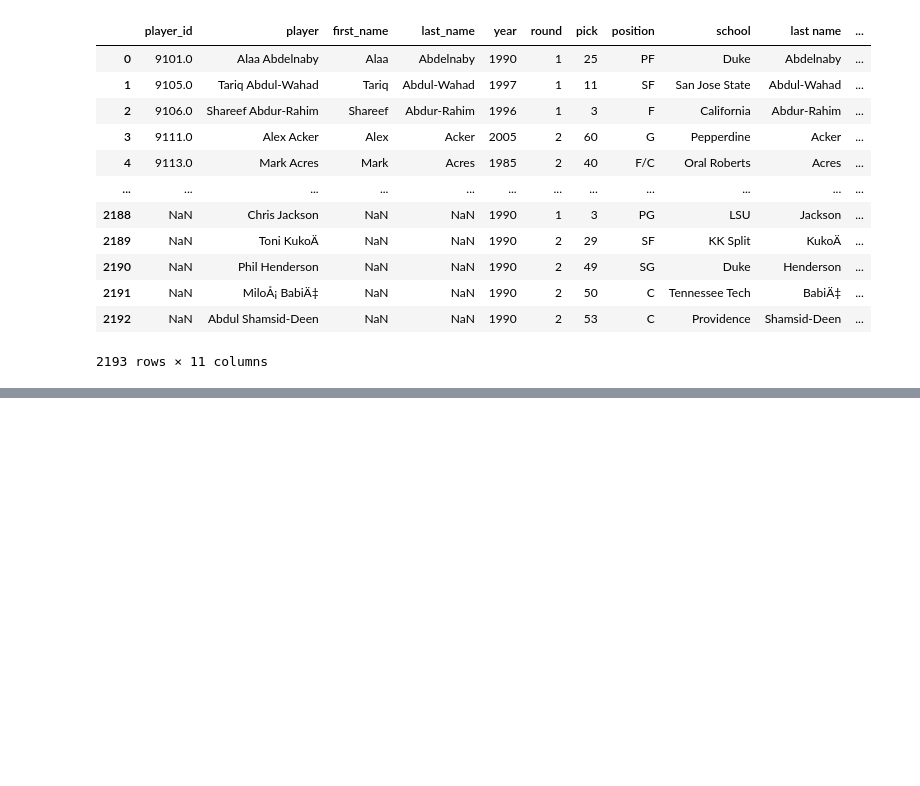
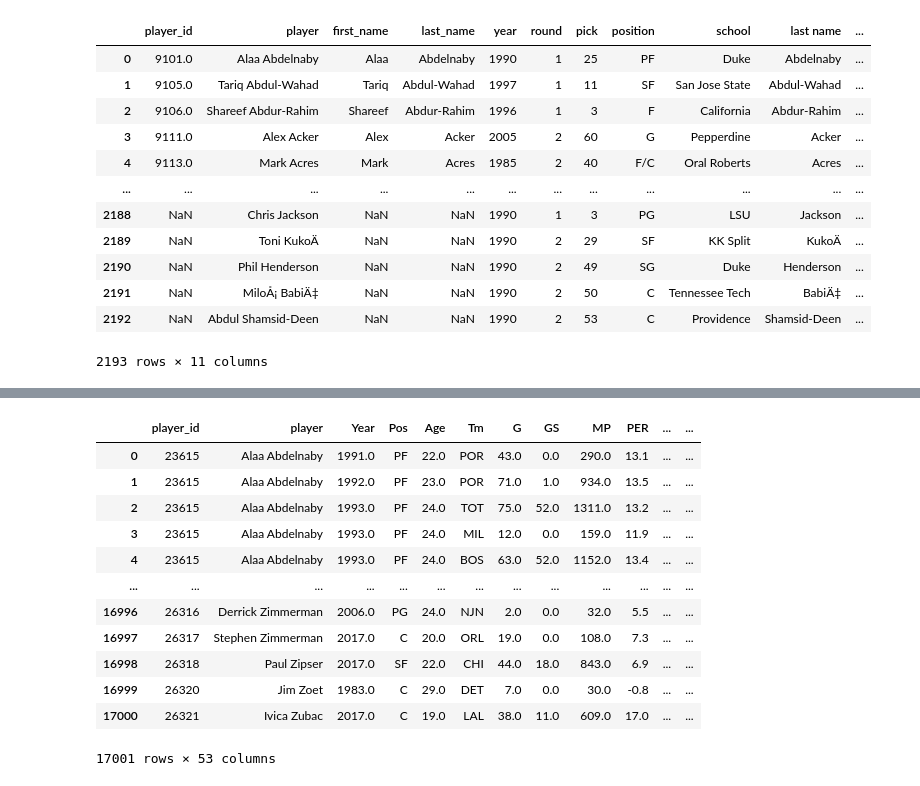
Before and after one commit to NotkerNotker/ETL-Pros, a Jupyter notebook: Draft_Data.ipynb, the cells around one changed output, grey strips where cells are left out. Saved outputs shown, nothing was run; the diff lists cells and outputs as text; code cells hidden in the pictures; blank space fills up the shorter version.

```diff
--- a/Draft_Data.ipynb
+++ b/Draft_Data.ipynb
@@ -292,0 +336,21 @@ lookupTest2
+# %%
+SeasonData = SeasonData.dropna(how='all')
+SeasonData = SeasonData.rename({'Player':'player'}, axis=1)
+SeasonDataID = pd.merge(playerRN, SeasonData, on='player', how='inner')
+SeasonDataID = SeasonDataID.drop(columns=['first_name', 'last_name',])
+# %%
+SeasonDataID
+# %% [output]
+|  | player_id | player | Year | Pos | Age | Tm | G | GS | MP | PER | ... | ... |
+| 0 | 23615 | Alaa Abdelnaby | 1991.0 | PF | 22.0 | POR | 43.0 | 0.0 | 290.0 | 13.1 | ... | ... |
+| 1 | 23615 | Alaa Abdelnaby | 1992.0 | PF | 23.0 | POR | 71.0 | 1.0 | 934.0 | 13.5 | ... | ... |
+| 2 | 23615 | Alaa Abdelnaby | 1993.0 | PF | 24.0 | TOT | 75.0 | 52.0 | 1311.0 | 13.2 | ... | ... |
+| 3 | 23615 | Alaa Abdelnaby | 1993.0 | PF | 24.0 | MIL | 12.0 | 0.0 | 159.0 | 11.9 | ... | ... |
+| 4 | 23615 | Alaa Abdelnaby | 1993.0 | PF | 24.0 | BOS | 63.0 | 52.0 | 1152.0 | 13.4 | ... | ... |
+| ... | ... | ... | ... | ... | ... | ... | ... | ... | ... | ... | ... | ... |
+| 16996 | 26316 | Derrick Zimmerman | 2006.0 | PG | 24.0 | NJN | 2.0 | 0.0 | 32.0 | 5.5 | ... | ... |
+| 16997 | 26317 | Stephen Zimmerman | 2017.0 | C | 20.0 | ORL | 19.0 | 0.0 | 108.0 | 7.3 | ... | ... |
+| 16998 | 26318 | Paul Zipser | 2017.0 | SF | 22.0 | CHI | 44.0 | 18.0 | 843.0 | 6.9 | ... | ... |
+| 16999 | 26320 | Jim Zoet | 1983.0 | C | 29.0 | DET | 7.0 | 0.0 | 30.0 | -0.8 | ... | ... |
+| 17000 | 26321 | Ivica Zubac | 2017.0 | C | 19.0 | LAL | 38.0 | 11.0 | 609.0 | 17.0 | ... | ... |
+17001 rows × 53 columns
```
Also changed, not shown: parts of 17 cells of this notebook, 9 other files.
